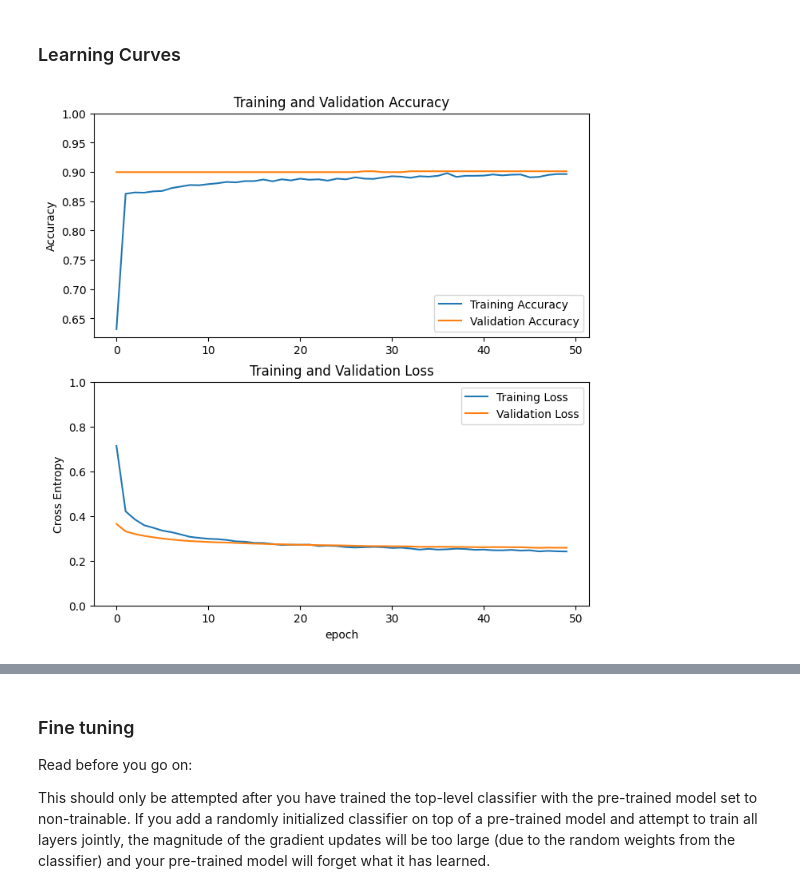
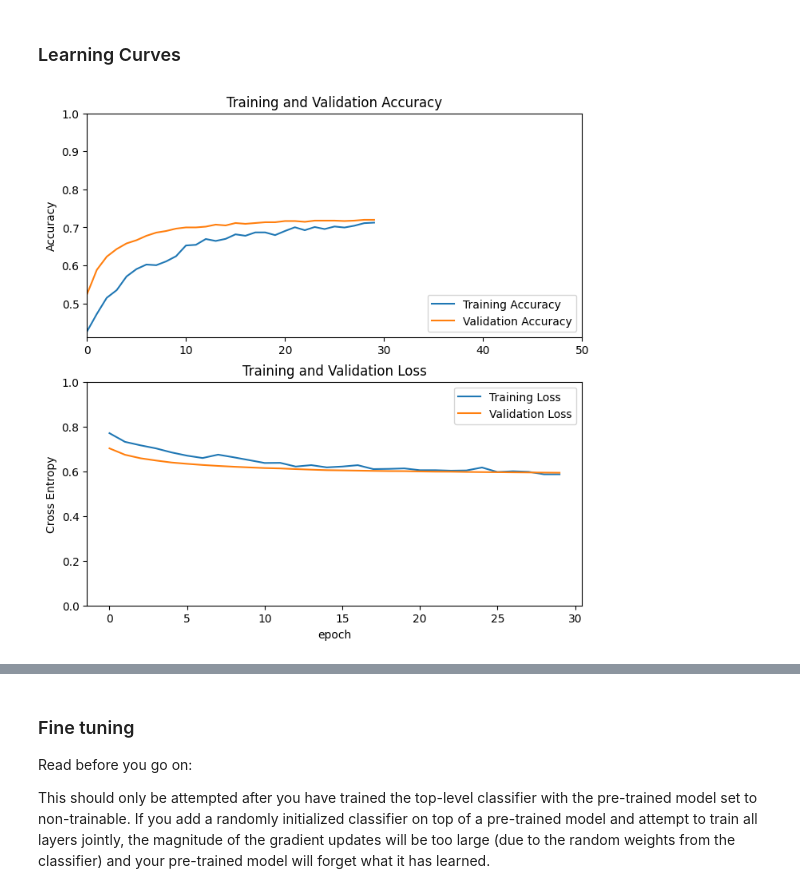
Before and after one commit to loukra/Respiratory_Disease_Classification, a Jupyter notebook: ResNet50_Transfer_Learning.ipynb, the cells around one changed output, grey strips where cells are left out. Drawn from its saved outputs; the diff is of its cells as text; code cells hidden in the pictures.

Commit message:
first saved resnet50 model

```diff
--- a/ResNet50_Transfer_Learning.ipynb
+++ b/ResNet50_Transfer_Learning.ipynb
@@ -132,10 +282,9 @@ prediction_layer = tf.keras.layers.Dense(1, activation='sigmoid')
 ### Build a model
 # %%
 inputs = tf.keras.Input(shape=(IMG_SHAPE))
-x = data_augmentation(inputs)
-x = preprocess_input(x)
+x = preprocess_input(inputs)
 x = base_model(x, training=False)
 x = global_average_layer(x)
-x = tf.keras.layers.Dropout(0.2)(x)
+x = tf.keras.layers.Dropout(0.3)(x)
 outputs = prediction_layer(x)
 model = tf.keras.Model(inputs, outputs)
@@ -142,12 +293,39 @@ model = tf.keras.Model(inputs, outputs)
+# %%
+stopper = tf.keras.callbacks.EarlyStopping(
+    monitor='val_loss',
+    min_delta=0.000001,
+    patience=3,
+    verbose=0,
+    mode='min',
+    baseline=None,
+    restore_best_weights=False,
+)
 # %% [markdown]
 ### Compile the model
 # %%
 #Compile the model before training it. Since there are two classes,
 #use tf.keras.losses.BinaryCrossentropy loss with from_logits=True since the model provides a linear output.
-base_learning_rate = 0.0001
-model.compile(optimizer=tf.keras.optimizers.Adam(learning_rate=base_learning_rate),
-              loss=tf.keras.losses.BinaryCrossentropy(from_logits=False),
-              metrics=['accuracy'])
+base_learning_rate = 0.00002
+
+lr_schedule = keras.optimizers.schedules.ExponentialDecay(
+    initial_learning_rate=base_learning_rate,
+    decay_steps=batch_size * 5,
+    decay_rate=0.9,
+    staircase = False)
+
+def get_lr_metric(optimizer):
+    def lr(y_true, y_pred):
+        return optimizer._decayed_lr(tf.float32)
+    return lr
+
+optimizer = keras.optimizers.Adam(learning_rate=lr_schedule)
+lr_metric = get_lr_metric(optimizer)
+
+
+
+model.compile(optimizer=optimizer,
+              loss=tf.keras.losses.BinaryCrossentropy(),
+              metrics=['accuracy', lr_metric])
 # %%
 model.summary()
 # %% [output]
@@ -185,5 +351,6 @@ initial accuracy: 0.25
 # %%
+initial_epochs = 30
 history = model.fit(train_ds,
                     epochs=initial_epochs,
-                    validation_data=val_ds)
+                    validation_data=val_ds, class_weight=class_weights, steps_per_epoch= train_size // batch_size, callbacks = [stopper])
 # %% [output]
@@ -211,31 +383,31 @@ Epoch 50/50
 # %%
 acc = history.history['accuracy']
 val_acc = history.history['val_accuracy']
 
 loss = history.history['loss']
 val_loss = history.history['val_loss']
 
 plt.figure(figsize=(8, 8))
 plt.subplot(2, 1, 1)
 plt.plot(acc, label='Training Accuracy')
 plt.plot(val_acc, label='Validation Accuracy')
 plt.legend(loc='lower right')
 plt.ylabel('Accuracy')
 plt.ylim([min(plt.ylim()),1])
 plt.title('Training and Validation Accuracy')
-
+plt.xlim(0,50)
 plt.subplot(2, 1, 2)
 plt.plot(loss, label='Training Loss')
 plt.plot(val_loss, label='Validation Loss')
 plt.legend(loc='upper right')
 plt.ylabel('Cross Entropy')
 plt.ylim([0,1.0])
 plt.title('Training and Validation Loss')
 plt.xlabel('epoch')
 plt.show()
 
 #Note: If you are wondering why the validation metrics are clearly better than the training metrics,
 #the main factor is because layers like tf.keras.layers.BatchNormalization and tf.keras.layers.Dropout
 #affect accuracy during training. They are turned off when calculating validation loss.
 # %% [output]
-[figure, old version]
+[figure, new version]
```
Also changed, not shown: parts of 32 cells of this notebook, 3 other files.
